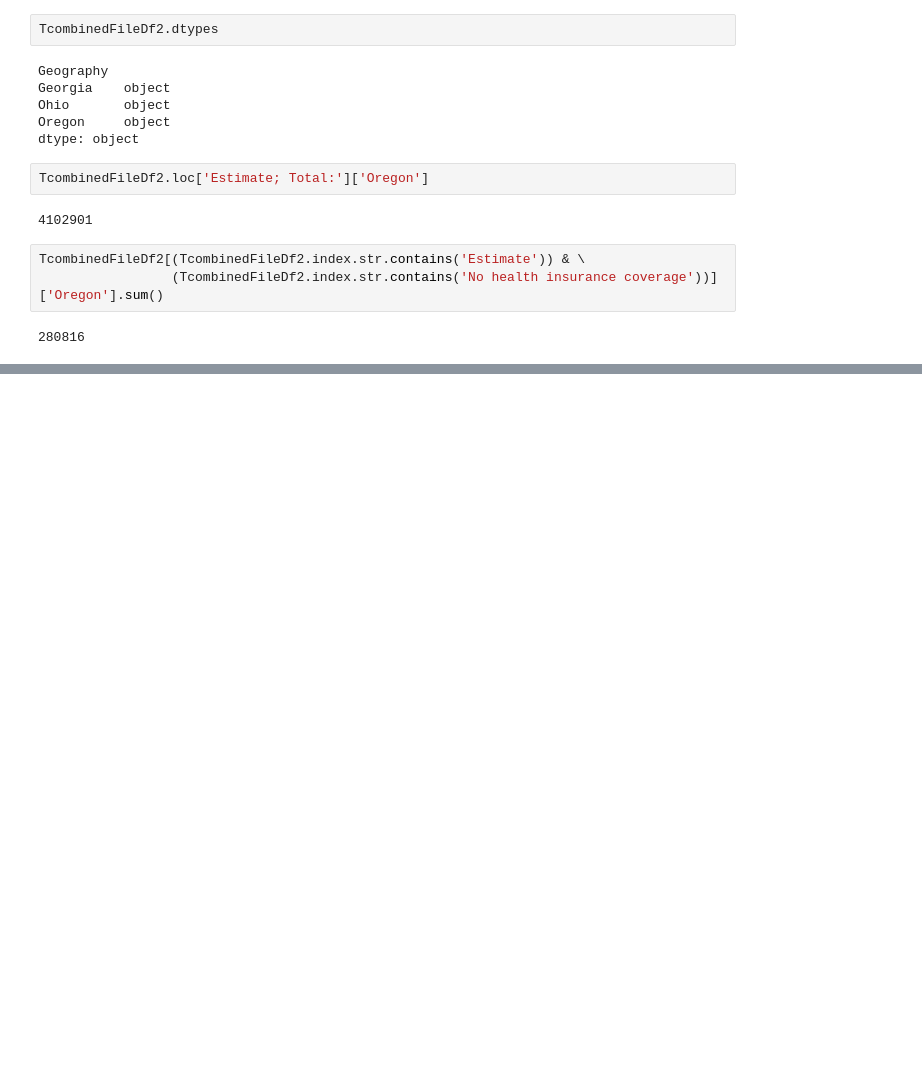
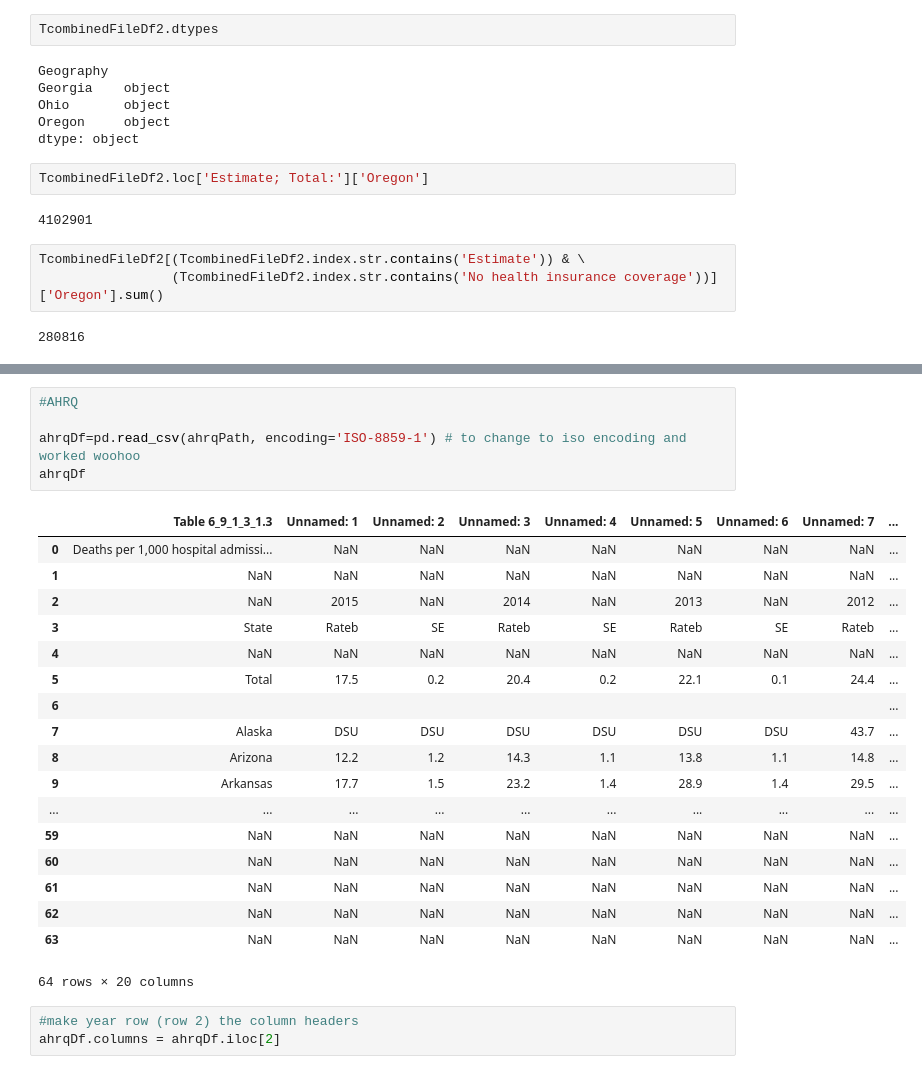
Before and after one commit to ghteds/etlProject, a Jupyter notebook: code/firstCombinedDSWork.ipynb, the cells around one changed output, grey strips where cells are left out. Drawn from its saved outputs; the diff is of its cells as text; blank space fills up the shorter version.

```diff
--- a/code/firstCombinedDSWork.ipynb
+++ b/code/firstCombinedDSWork.ipynb
@@ -135,0 +238,27 @@ NameError: name 'GA' is not defined
+# %%
+#AHRQ
+
+ahrqDf=pd.read_csv(ahrqPath, encoding='ISO-8859-1') # to change to iso encoding and worked woohoo
+ahrqDf
+# %% [output]
+|  | Table 6_9_1_3_1.3 | Unnamed: 1 | Unnamed: 2 | Unnamed: 3 | Unnamed: 4 | Unnamed: 5 | Unnamed: 6 | Unnamed: 7 | ... |
+| 0 | Deaths per 1,000 hospital admissi... | NaN | NaN | NaN | NaN | NaN | NaN | NaN | ... |
+| 1 | NaN | NaN | NaN | NaN | NaN | NaN | NaN | NaN | ... |
+| 2 | NaN | 2015 | NaN | 2014 | NaN | 2013 | NaN | 2012 | ... |
+| 3 | State | Rateb | SE | Rateb | SE | Rateb | SE | Rateb | ... |
+| 4 | NaN | NaN | NaN | NaN | NaN | NaN | NaN | NaN | ... |
+| 5 | Total | 17.5 | 0.2 | 20.4 | 0.2 | 22.1 | 0.1 | 24.4 | ... |
+| 6 |  |  |  |  |  |  |  |  | ... |
+| 7 | Alaska | DSU | DSU | DSU | DSU | DSU | DSU | 43.7 | ... |
+| 8 | Arizona | 12.2 | 1.2 | 14.3 | 1.1 | 13.8 | 1.1 | 14.8 | ... |
+| 9 | Arkansas | 17.7 | 1.5 | 23.2 | 1.4 | 28.9 | 1.4 | 29.5 | ... |
+| ... | ... | ... | ... | ... | ... | ... | ... | ... | ... |
+| 59 | NaN | NaN | NaN | NaN | NaN | NaN | NaN | NaN | ... |
+| 60 | NaN | NaN | NaN | NaN | NaN | NaN | NaN | NaN | ... |
+| 61 | NaN | NaN | NaN | NaN | NaN | NaN | NaN | NaN | ... |
+| 62 | NaN | NaN | NaN | NaN | NaN | NaN | NaN | NaN | ... |
+| 63 | NaN | NaN | NaN | NaN | NaN | NaN | NaN | NaN | ... |
+64 rows × 20 columns
+# %%
+#make year row (row 2) the column headers
+ahrqDf.columns = ahrqDf.iloc[2]
```
Also changed, not shown: parts of 26 cells of this notebook, 1 other file.
